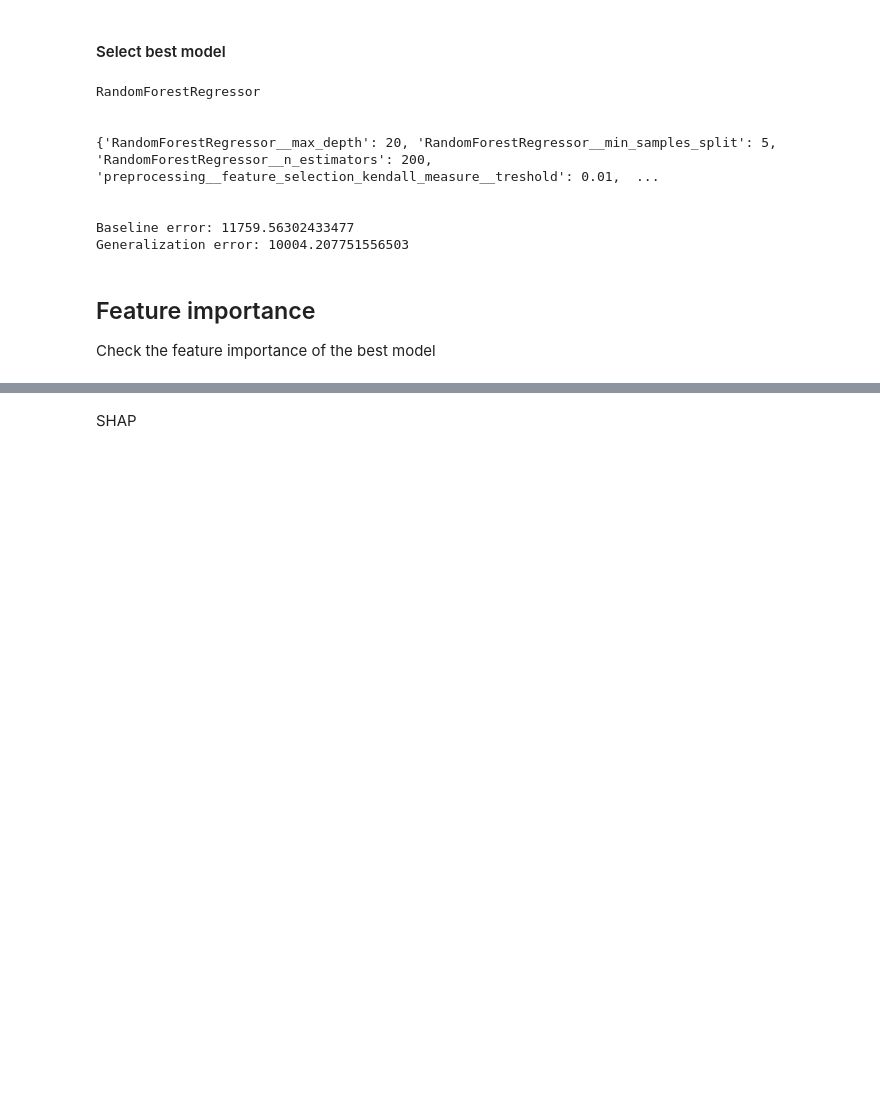
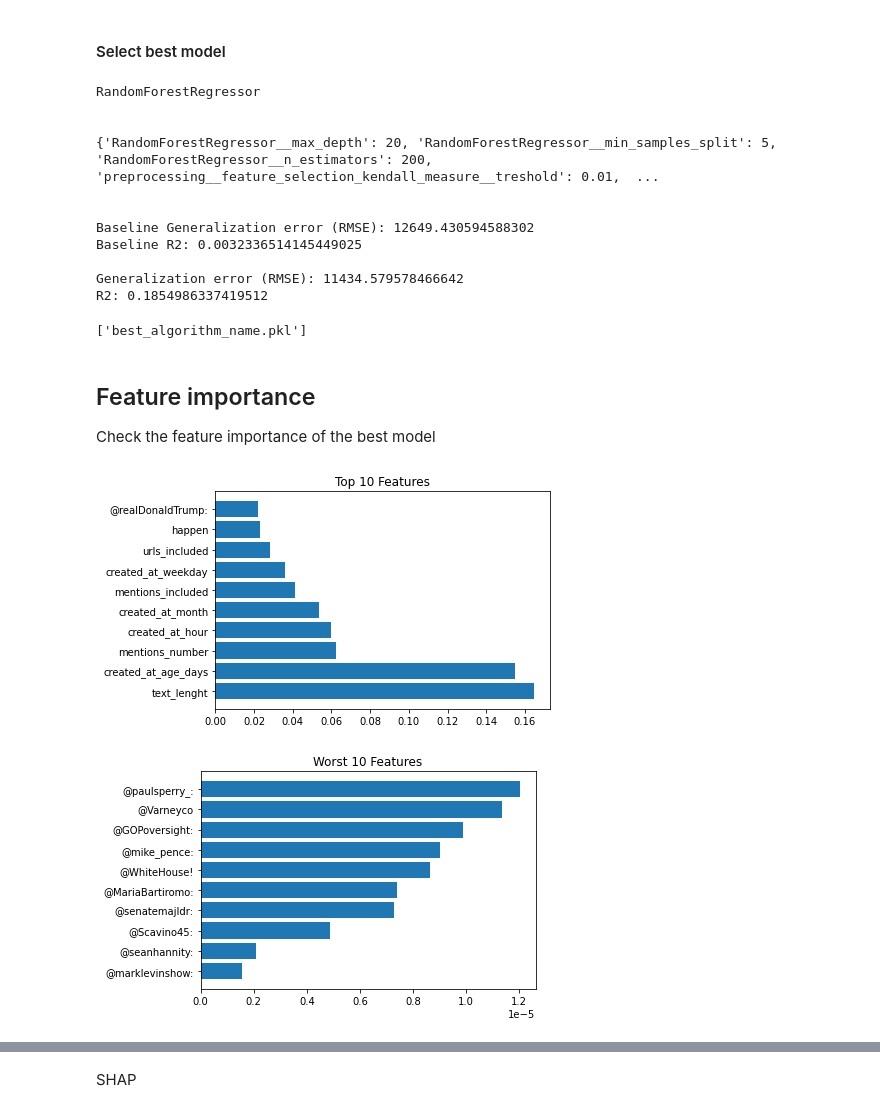
Before and after one commit to JakobLangenbahn/predict_realdonaldtrump_retweets, a Jupyter notebook: Predicting Trumps Retweets.ipynb, the cells around one changed output, grey strips where cells are left out. Cells and saved outputs as stored; diff of their text form; code cells hidden in the pictures; blank space fills up the shorter version.

```diff
--- a/Predicting Trumps Retweets.ipynb
+++ b/Predicting Trumps Retweets.ipynb
@@ -1173,6 +1195,7 @@ Best Parameters: {'RandomForestRegressor__max_depth': 20, 'RandomForestRegressor
 # %%
 import math
 from sklearn.metrics import mean_squared_error
+from sklearn.metrics import r2_score
 
 index_best = np.argmin(np.array(best_test_scores))
 
@@ -1205,13 +1228,14 @@ time_diff_test = (X_test.values)[:, 7].reshape(-1, 1)
 
 estimator_baseline.fit(time_diff_train, y_train.values.reshape(-1, 1))
 y_predict_baseline = estimator_baseline.predict(time_diff_test)
-print("Baseline error: {}".format(math.sqrt(mean_squared_error(y_test.values.reshape(-1, 1), y_predict_baseline))))
-
+print("Baseline Generalization error (RMSE): {}".format(math.sqrt(mean_squared_error(y_test.values.reshape(-1, 1), y_predict_baseline))))
+print("Baseline R2: {}".format(r2_score(y_test.values.reshape(-1, 1), y_predict_baseline)))
 
 model = pipeline.set_params(**best_params_choice[index_best])
 model.fit(X_train, y_train)
 y_predict = pipeline.predict(X_test)
-print("Generalization error: {}".format(math.sqrt(mean_squared_error(y_test, y_predict))))
+print("\nGeneralization error (RMSE): {}".format(math.sqrt(mean_squared_error(y_test, y_predict))))
+print("R2: {}".format(r2_score(y_test, y_predict)))
 # %% [output]
 RandomForestRegressor
 
@@ -1219,11 +1243,75 @@ RandomForestRegressor
 {'RandomForestRegressor__max_depth': 20, 'RandomForestRegressor__min_samples_split': 5, 'RandomForestRegressor__n_estimators': 200, 'preprocessing__feature_selection_kendall_measure__treshold': 0.01,  ...
 
 
-Baseline error: 11759.56302433477
-Generalization error: 10004.207751556503
+Baseline Generalization error (RMSE): 12649.430594588302
+Baseline R2: 0.0032336514145449025
+
+Generalization error (RMSE): 11434.579578466642
+R2: 0.1854986337419512
+# %%
+# save model
+from sklearn.externals import joblib
+joblib.dump(model, 'model.pkl')
+# save lists with best scores, parameters and algorithms
+joblib.dump(best_test_scores, 'best_test_scores.pkl')
+joblib.dump(best_params_choice, 'best_params_choice.pkl')
+joblib.dump(best_algorithm_name, 'best_algorithm_name.pkl')
+# %% [output]
+['best_algorithm_name.pkl']
 # %% [markdown]
 ## Feature importance
 Check the feature importance of the best model
+# %%
+# Visualize best features
+features = pipeline["preprocessing"].transform(X_train).keys()
+coefficients = pipeline[best_algorithm_name[index_best]].feature_importances_
+dictionary = dict(zip(features, coefficients))
+sorted_dictionary = {k: v for k, v in sorted(dictionary.items(), key=lambda item: item[1], reverse=True)}
+
+top_features = dict(list(sorted_dictionary.items())[:10])
+
+fig = plt.figure()
+ax = fig.add_subplot(111)
+
+colours = {'b', 'g', 'r', 'c', 'm', 'y', 'k', 'w', 'b', 'g'}
+
+y_pos = np.arange(len(top_features.keys()))
+
+# Create horizontal bars
+plt.barh(y_pos, top_features.values())
+
+# Create names on the y-axis
+plt.yticks(y_pos, top_features.keys())
+plt.title("Top 10 Features")
+
+# Show graphic
+plt.show()
+
+
+
+# Visualize worst features
+features = pipeline["preprocessing"].transform(X_train).keys()
+coefficients = pipeline[best_algorithm_name[index_best]].feature_importances_
+dictionary = dict(zip(features, coefficients))
+sorted_dictionary = {k: v for k, v in sorted(dictionary.items(), key=lambda item: item[1], reverse=False)}
+
+worst_features = dict(list(sorted_dictionary.items())[:10])
+
+y_pos = np.arange(len(top_features.keys()))
+
+# Create horizontal bars
+plt.barh(y_pos, worst_features.values())
+
+# Create names on the y-axis
+plt.yticks(y_pos, worst_features.keys())
+plt.title("Worst 10 Features")
+
+
+# Show graphic
+plt.show()
+# %% [output]
+[figure, added]
+[figure, added]
 # %%
 import shap
 # load JS visualization code to notebook
```
Also changed, not shown: parts of 22 cells of this notebook.
